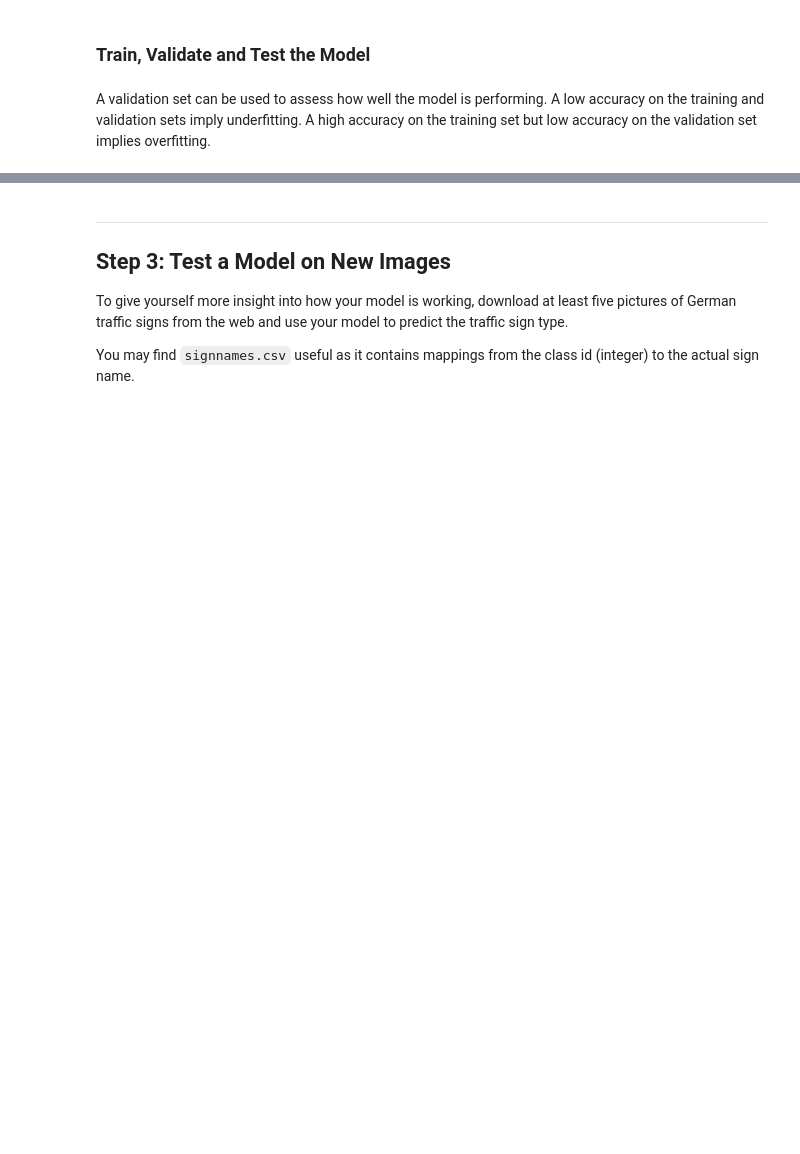
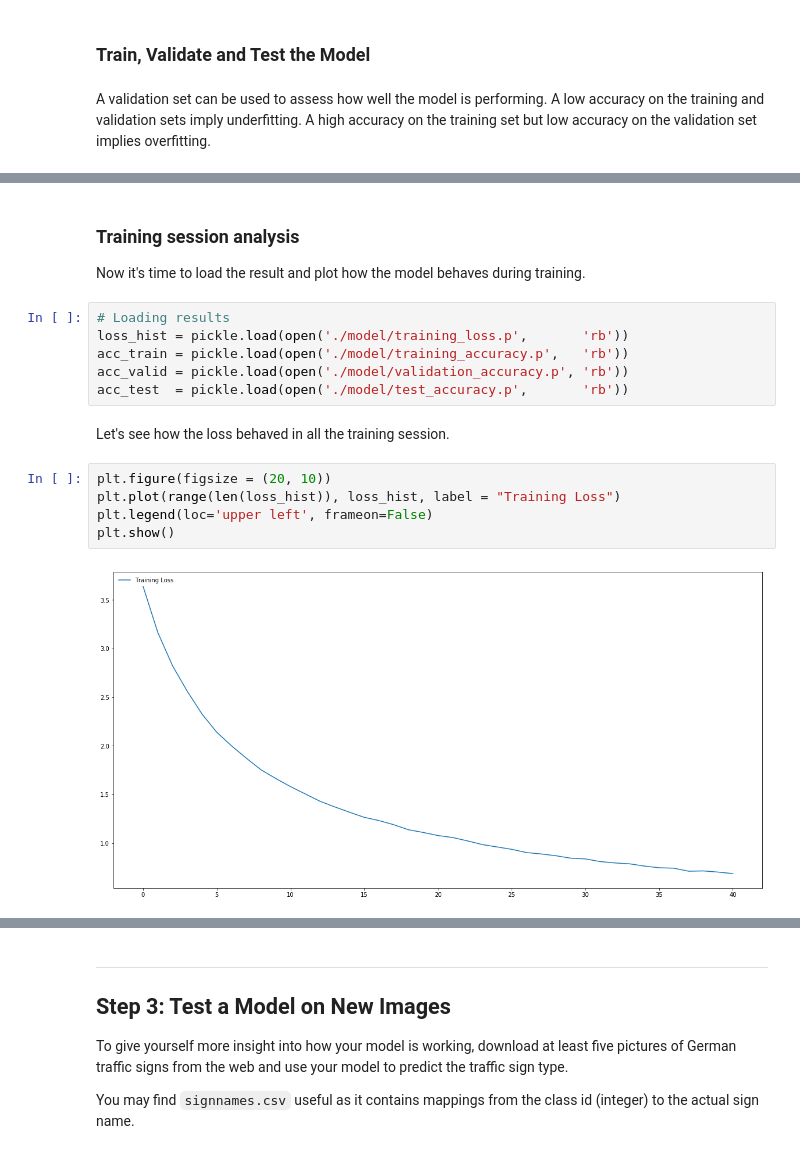
Before and after one commit to YggdrasillTech/SDCND_Project2, a Jupyter notebook: P2.ipynb, the cells around one changed output, grey strips where cells are left out. Cells and saved outputs as stored; diff of their text form; blank space fills up the shorter version.

Commit message:
Submission Notebook and Model

```diff
--- a/P2.ipynb
+++ b/P2.ipynb
@@ -648,0 +655,18 @@ Test Accuracy       = 0.807
+# %% [markdown]
+### Training session analysis
+Now it's time to load the result and plot how the model behaves during training.
+# %%
+# Loading results
+loss_hist = pickle.load(open('./model/training_loss.p',       'rb'))
+acc_train = pickle.load(open('./model/training_accuracy.p',   'rb'))
+acc_valid = pickle.load(open('./model/validation_accuracy.p', 'rb'))
+acc_test  = pickle.load(open('./model/test_accuracy.p',       'rb'))
+# %% [markdown]
+Let's see how the loss behaved in all the training session.
+# %%
+plt.figure(figsize = (20, 10))
+plt.plot(range(len(loss_hist)), loss_hist, label = "Training Loss")
+plt.legend(loc='upper left', frameon=False)
+plt.show()
+# %% [output]
+[figure, added]
```
Also changed, not shown: parts of 20 cells of this notebook, 13 other files.
